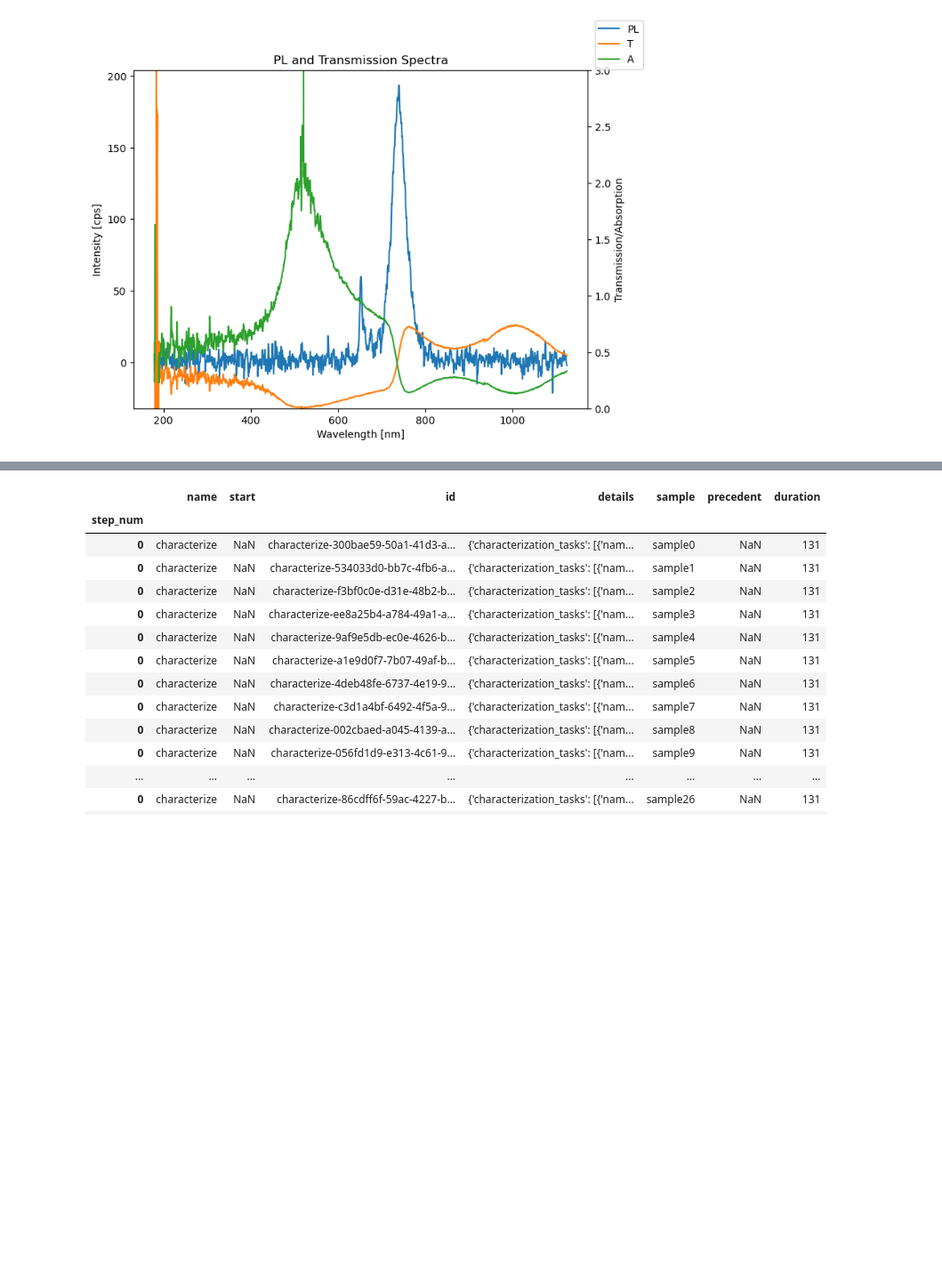
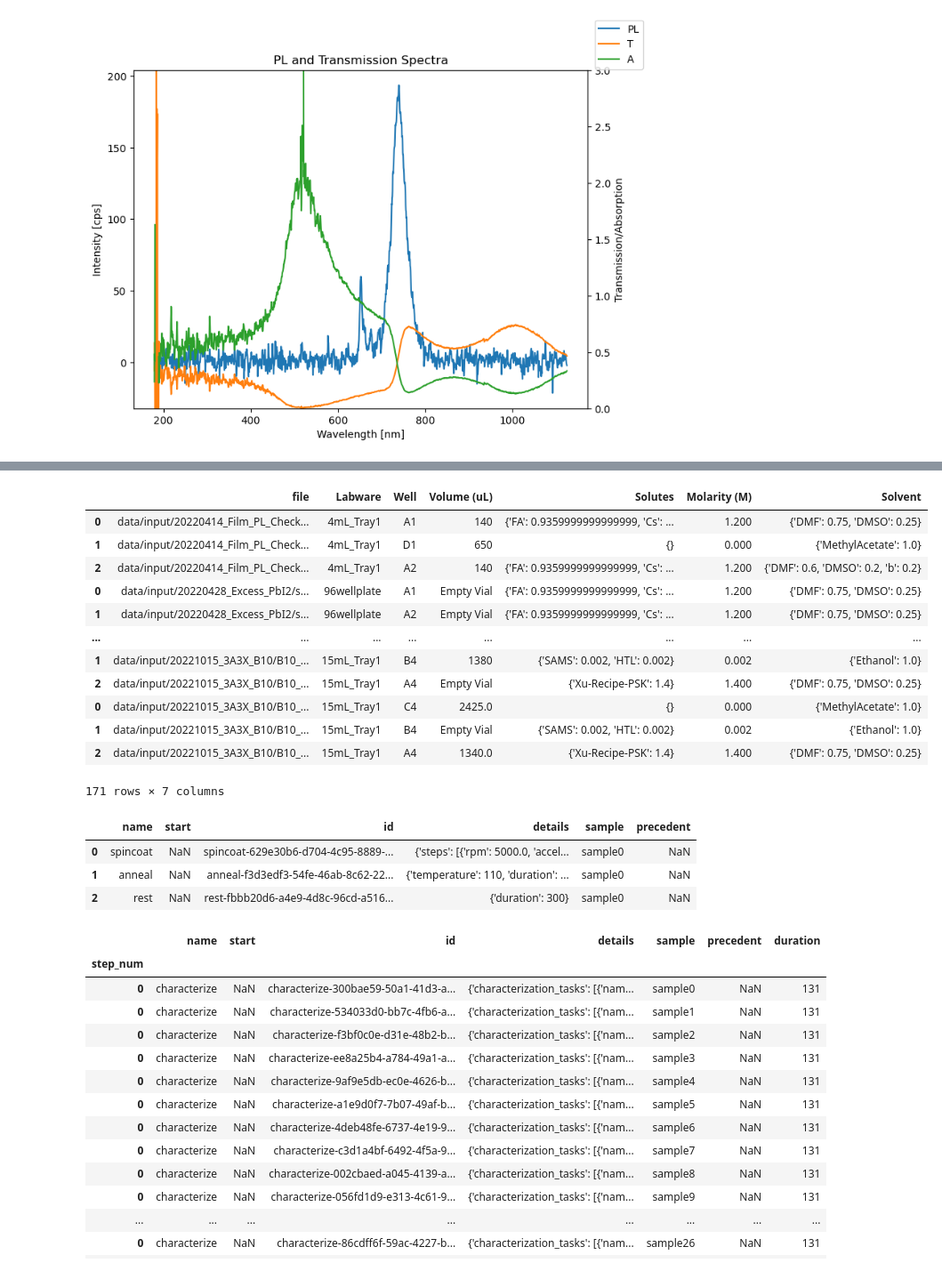
Before and after one commit to fenning-research-group/PASCAL_TrainView, a Jupyter notebook: analysis.ipynb, the cells around one changed output, grey strips where cells are left out. Shown at 89% size. Drawn from its saved outputs; the diff is of its cells as text; code cells hidden in the pictures; blank space fills up the shorter version.

```diff
--- a/analysis.ipynb
+++ b/analysis.ipynb
@@ -396,3 +402,26 @@ sampledfs['char']
+# %%
+solution_input_df
+# %% [output]
+|  | file | Labware | Well | Volume (uL) | Solutes | Molarity (M) | Solvent |
+| 0 | data/input/20220414_Film_PL_Check... | 4mL_Tray1 | A1 | 140 | {'FA': 0.9359999999999999, 'Cs': ... | 1.200 | {'DMF': 0.75, 'DMSO': 0.25} |
+| 1 | data/input/20220414_Film_PL_Check... | 4mL_Tray1 | D1 | 650 | {} | 0.000 | {'MethylAcetate': 1.0} |
+| 2 | data/input/20220414_Film_PL_Check... | 4mL_Tray1 | A2 | 140 | {'FA': 0.9359999999999999, 'Cs': ... | 1.200 | {'DMF': 0.6, 'DMSO': 0.2, 'b': 0.2} |
+| 0 | data/input/20220428_Excess_PbI2/s... | 96wellplate | A1 | Empty Vial | {'FA': 0.9359999999999999, 'Cs': ... | 1.200 | {'DMF': 0.75, 'DMSO': 0.25} |
+| 1 | data/input/20220428_Excess_PbI2/s... | 96wellplate | A2 | Empty Vial | {'FA': 0.9359999999999999, 'Cs': ... | 1.200 | {'DMF': 0.75, 'DMSO': 0.25} |
+| ... | ... | ... | ... | ... | ... | ... | ... |
+| 1 | data/input/20221015_3A3X_B10/B10_... | 15mL_Tray1 | B4 | 1380 | {'SAMS': 0.002, 'HTL': 0.002} | 0.002 | {'Ethanol': 1.0} |
+| 2 | data/input/20221015_3A3X_B10/B10_... | 15mL_Tray1 | A4 | Empty Vial | {'Xu-Recipe-PSK': 1.4} | 1.400 | {'DMF': 0.75, 'DMSO': 0.25} |
+| 0 | data/input/20221015_3A3X_B10/B10_... | 15mL_Tray1 | C4 | 2425.0 | {} | 0.000 | {'MethylAcetate': 1.0} |
+| 1 | data/input/20221015_3A3X_B10/B10_... | 15mL_Tray1 | B4 | Empty Vial | {'SAMS': 0.002, 'HTL': 0.002} | 0.002 | {'Ethanol': 1.0} |
+| 2 | data/input/20221015_3A3X_B10/B10_... | 15mL_Tray1 | A4 | 1340.0 | {'Xu-Recipe-PSK': 1.4} | 1.400 | {'DMF': 0.75, 'DMSO': 0.25} |
+171 rows × 7 columns
+# %%
+pd.read_json(sample_input_df[sample_input_df['task'] == 'psk']['worklist'][0])
+# %% [output]
+|  | name | start | id | details | sample | precedent |
+| 0 | spincoat | NaN | spincoat-629e30b6-d704-4c95-8889-... | {'steps': [{'rpm': 5000.0, 'accel... | sample0 | NaN |
+| 1 | anneal | NaN | anneal-f3d3edf3-54fe-46ab-8c62-22... | {'temperature': 110, 'duration': ... | sample0 | NaN |
+| 2 | rest | NaN | rest-fbbb20d6-a4e9-4d8c-96cd-a516... | {'duration': 300} | sample0 | NaN |
 # %%
 # parse characterization worklist json
 worklist = pd.concat([pd.read_json(x) for x in sampledfs['char']['worklist']])
```
Also changed, not shown: parts of 5 cells of this notebook.
